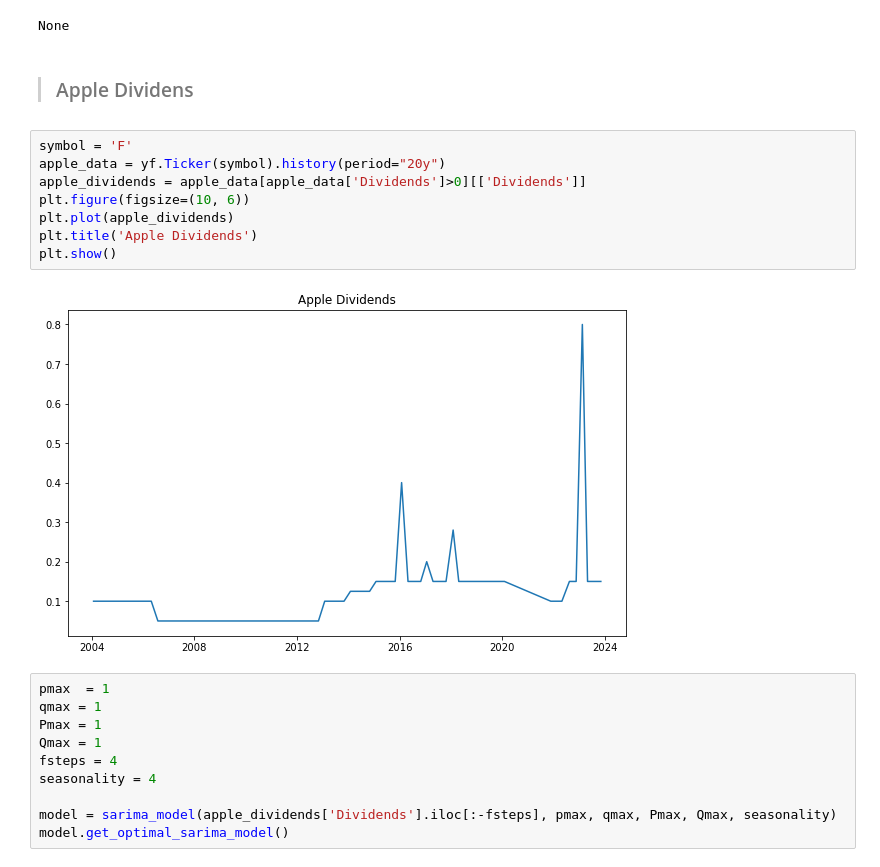
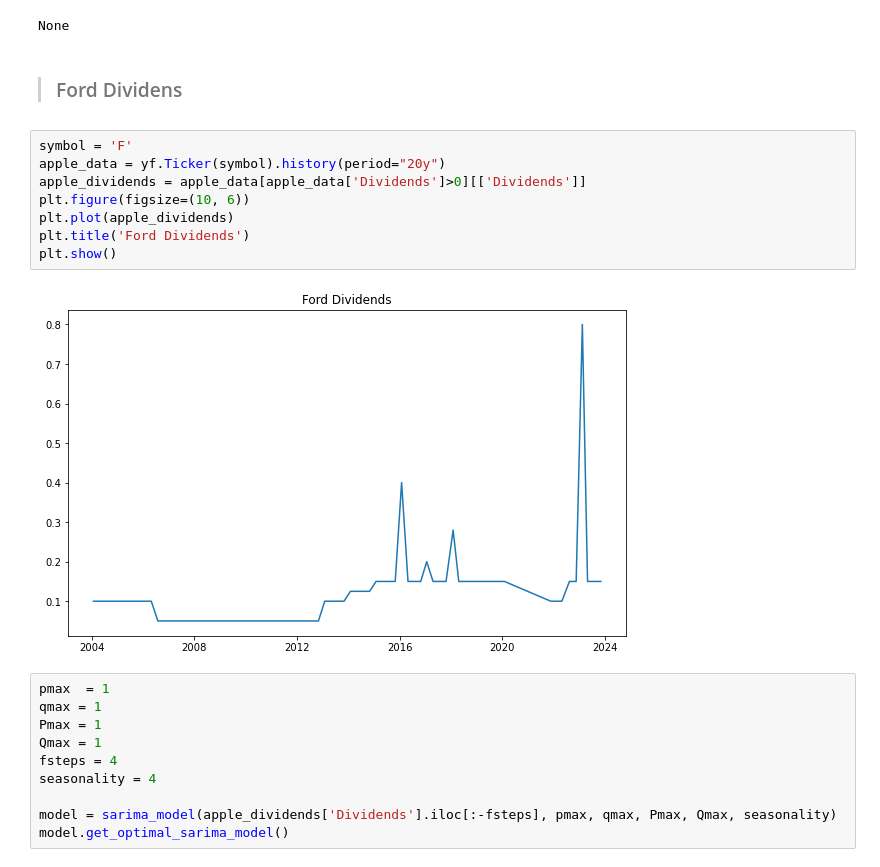
Before and after one commit to HoseinAhmadi97/Analysis_of_Financial_Time_Series, a Jupyter notebook: 4.Sarima.ipynb, the cells around one changed output. Drawn from its saved outputs; the diff is of its cells as text.

```diff
--- a/4.Sarima.ipynb
+++ b/4.Sarima.ipynb
@@ -337,17 +337,17 @@ display(model.forecast(steps=fsteps, actual_values = khodro_data['Adj Close'].il
 | 1402-08-30 | 2402.797503 | 2600 | 7.6 |
 None
 # %% [markdown]
-> ### Apple Dividens
+> ### Ford Dividens
 # %%
 symbol = 'F'
 apple_data = yf.Ticker(symbol).history(period="20y")
 apple_dividends = apple_data[apple_data['Dividends']>0][['Dividends']]
 plt.figure(figsize=(10, 6))
 plt.plot(apple_dividends)
-plt.title('Apple Dividends')
+plt.title('Ford Dividends')
 plt.show()
 # %% [output]
-[figure, old version]
+[figure, new version]
 # %%
 pmax  = 1
 qmax = 1
```
